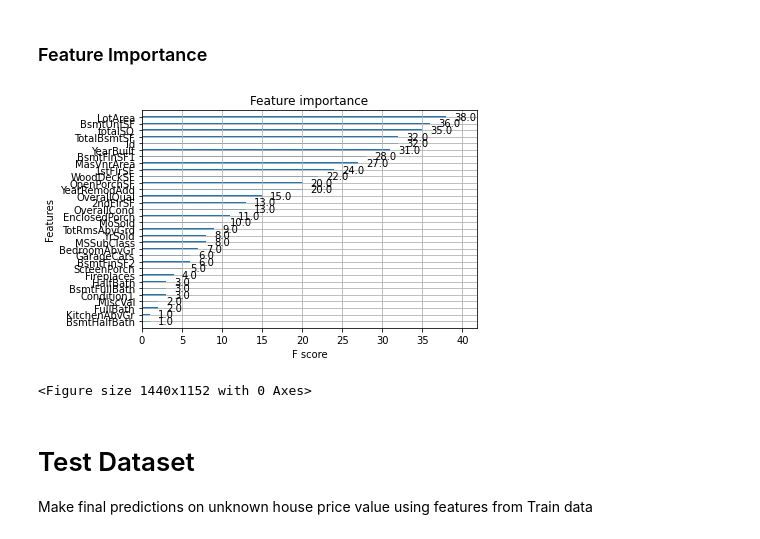
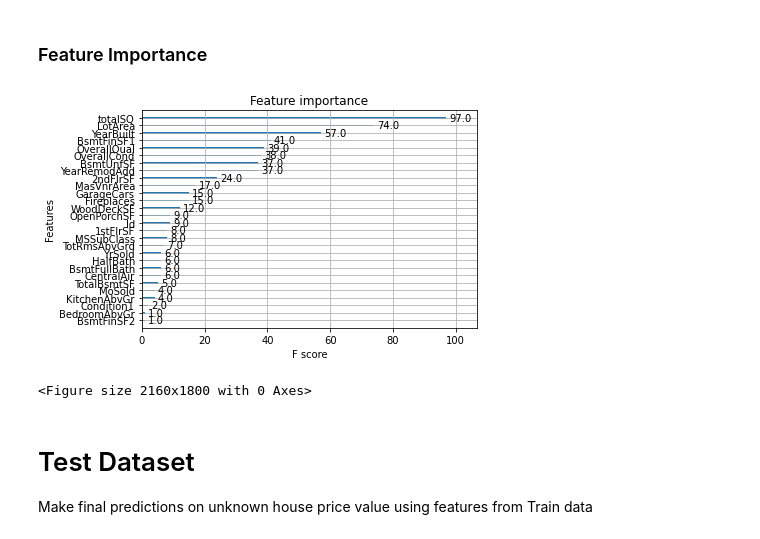
Before and after one commit to ScottySchmidt/MachineLearning, a Jupyter notebook: xgBoost.ipynb, the cells around one changed output. Cells and saved outputs as stored; diff of their text form; code cells hidden in the pictures.

```diff
--- a/xgBoost.ipynb
+++ b/xgBoost.ipynb
@@ -361,11 +334,6 @@ listR2=[]
 
 for l in learning_rate:
     regressor = xgb.XGBRegressor(
-        n_estimators=50,
-        reg_lambda=1,
-        max_depth=4,
-        eta=.05,
-        min_child_weight=13,
         learning_rate=l
     )
     regressor.fit(X_train, y_train)
@@ -399,12 +367,7 @@ listR2=[]
 
 for r in regLam:
     regressor = xgb.XGBRegressor(
-        n_estimators=50,
         reg_lambda=r,
-        max_depth=4,
-        eta=.05,
-        min_child_weight=13,
-        learning_rate=.1
     )
     regressor.fit(X_train, y_train)
     y_pred = regressor.predict(X_test)
@@ -437,12 +400,6 @@ listR2=[]
 
 for c in colSample:
     regressor = xgb.XGBRegressor(
-        n_estimators=50,
-        reg_lambda=r,
-        max_depth=4,
-        eta=.05,
-        min_child_weight=13,
-        learning_rate=.1,
         colsample_bytree=c
     )
     regressor.fit(X_train, y_train)
@@ -541,9 +470,9 @@ xgbFinal = xgb.XGBRegressor(
         n_estimators=50,
         reg_lambda=.5,
         max_depth=4,
-        min_child_weight=10,
-        learning_rate=.5,
-        colsample_bytree=.5
+        min_child_weight=13,
+        learning_rate=.1,
+        #colsample_bytree=.9
     )
 xgbFinal.fit(X_train, y_train)
 y_pred = xgbFinal.predict(X_test)
@@ -567,5 +496,5 @@ xgCV = cross_validate(xgbFinal, X, y, cv = 10, scoring='r2')
 xgCV=xgCV['test_score'].mean().round(4)
 print(xgScore)
 print(xgCV)
-print(abs(xgScore-xgCV))
+print(xgScore-xgCV)
 # %% [output]
@@ -583,8 +512,8 @@ xgb.to_graphviz(xgbFinal)
 ### Feature Importance
 # %%
 xgb.plot_importance(xgbFinal)
-plt.figure(figsize = (20, 16))
+plt.figure(figsize = (30, 25))
 plt.show()
 # %% [output]
-[figure, old version]
+[figure, new version]
-<Figure size 1440x1152 with 0 Axes>
+<Figure size 2160x1800 with 0 Axes>
```
Also changed, not shown: parts of 15 cells of this notebook.
